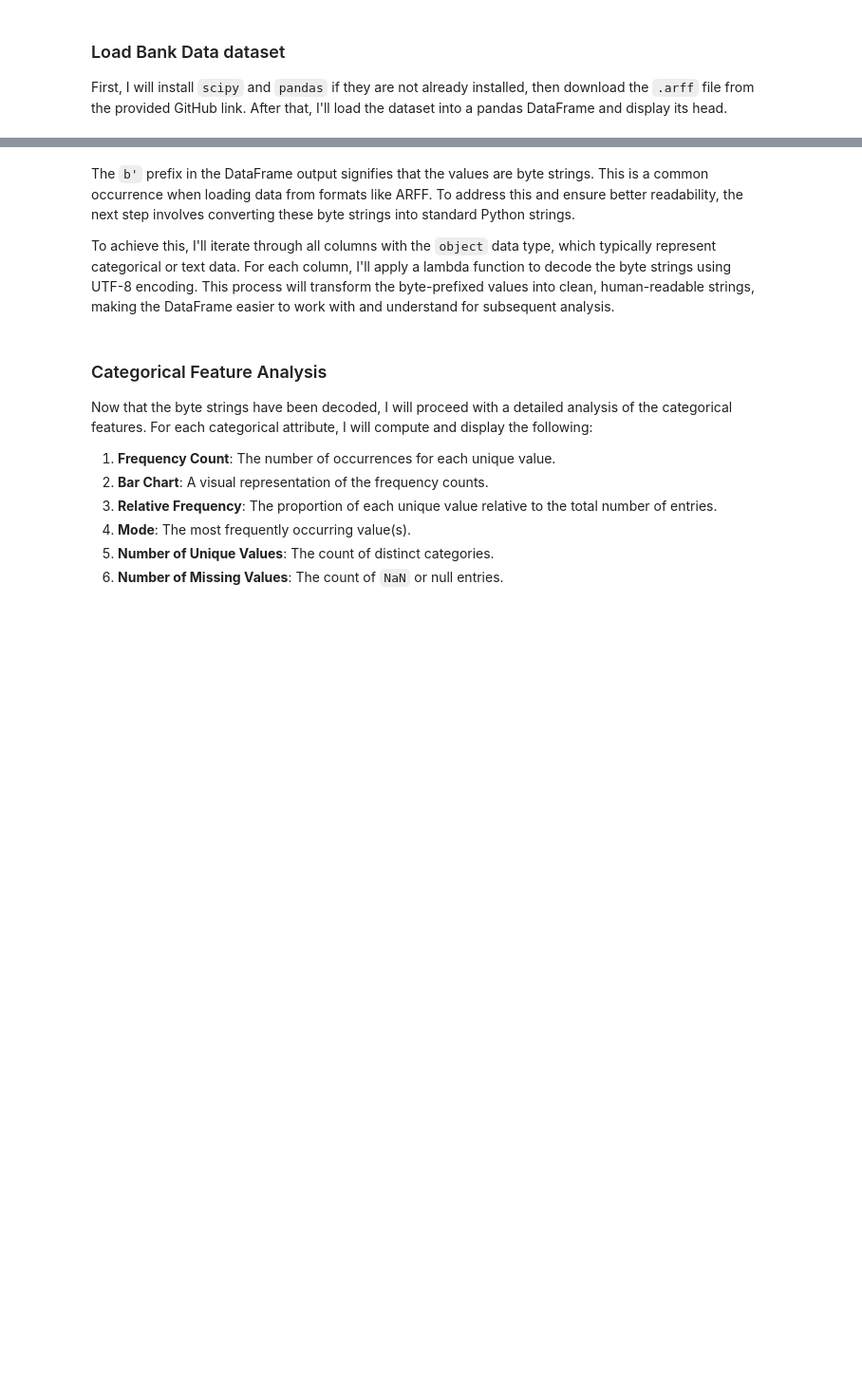
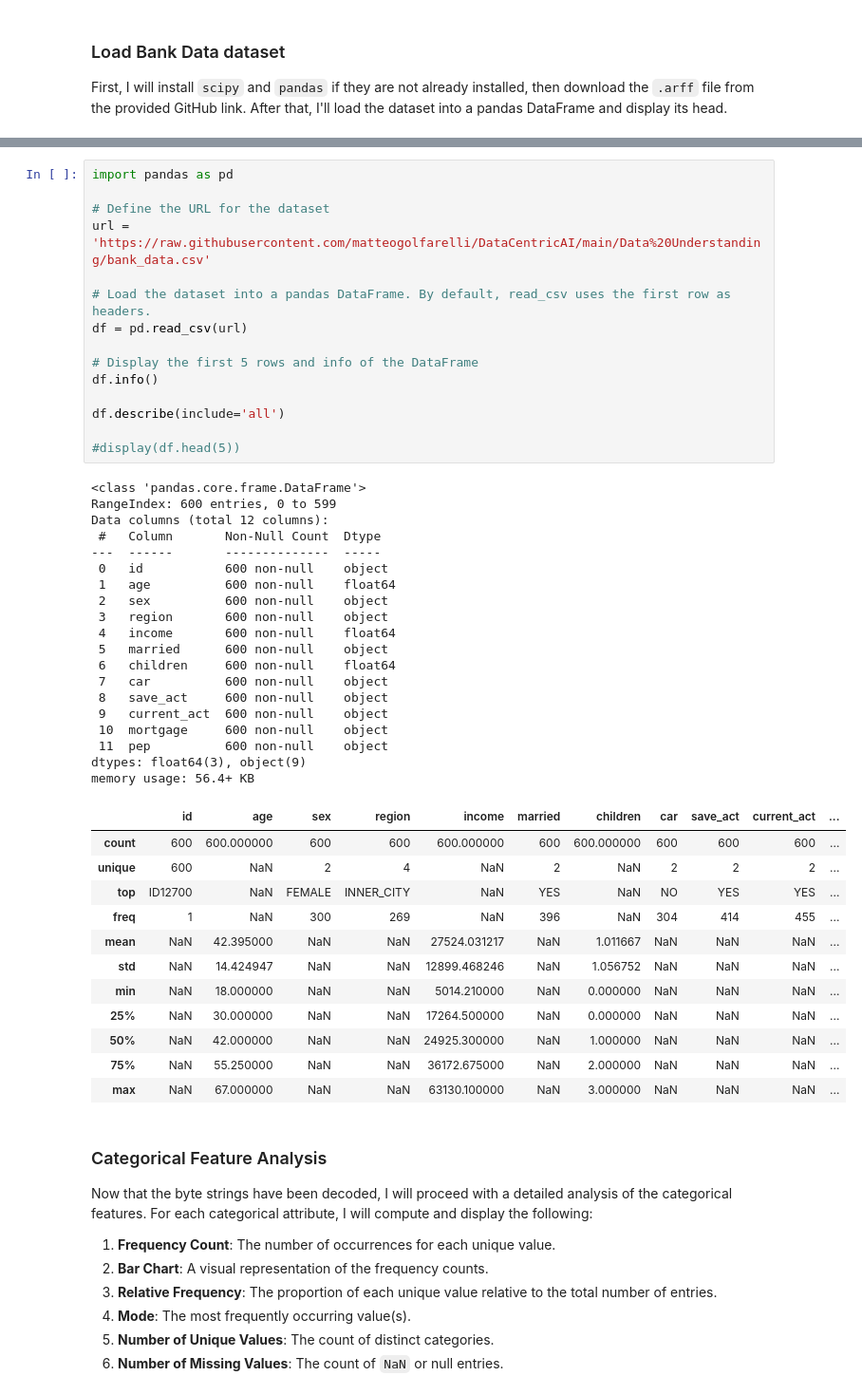
Before and after one commit to matteogolfarelli/DataCentricAI, a Jupyter notebook: Data Understanding/Statistical_Summary - Univariate.ipynb, the cells around one changed output, grey strips where cells are left out. Shown at 95% size. Drawn from its saved outputs; the diff is of its cells as text; blank space fills up the shorter version.

```diff
--- a/Data Understanding/Statistical_Summary - Univariate.ipynb
+++ b/Data Understanding/Statistical_Summary - Univariate.ipynb
@@ -62,7 +7,50 @@ memory usage: 56.4+ KB
-# %% [markdown]
-The `b'` prefix in the DataFrame output signifies that the values are byte strings. This is a common occurrence when loading data from formats like ARFF. To address this and ensure better readability, the next step involves converting these byte strings into standard Python strings.
-
-To achieve this, I'll iterate through all columns with the `object` data type, which typically represent categorical or text data. For each column, I'll apply a lambda function to decode the byte strings using UTF-8 encoding. This process will transform the byte-prefixed values into clean, human-readable strings, making the DataFrame easier to work with and understand for subsequent analysis.
+# %%
+import pandas as pd
+
+# Define the URL for the dataset
+url = 'https://raw.githubusercontent.com/matteogolfarelli/DataCentricAI/main/Data%20Understanding/bank_data.csv'
+
+# Load the dataset into a pandas DataFrame. By default, read_csv uses the first row as headers.
+df = pd.read_csv(url)
+
+# Display the first 5 rows and info of the DataFrame
+df.info()
+
+df.describe(include='all')
+
+#display(df.head(5))
+# %% [output]
+<class 'pandas.core.frame.DataFrame'>
+RangeIndex: 600 entries, 0 to 599
+Data columns (total 12 columns):
+ #   Column       Non-Null Count  Dtype
+---  ------       --------------  -----
+ 0   id           600 non-null    object
+ 1   age          600 non-null    float64
+ 2   sex          600 non-null    object
+ 3   region       600 non-null    object
+ 4   income       600 non-null    float64
+ 5   married      600 non-null    object
+ 6   children     600 non-null    float64
+ 7   car          600 non-null    object
+ 8   save_act     600 non-null    object
+ 9   current_act  600 non-null    object
+ 10  mortgage     600 non-null    object
+ 11  pep          600 non-null    object
+dtypes: float64(3), object(9)
+memory usage: 56.4+ KB
+|  | id | age | sex | region | income | married | children | car | save_act | current_act | ... |
+| count | 600 | 600.000000 | 600 | 600 | 600.000000 | 600 | 600.000000 | 600 | 600 | 600 | ... |
+| unique | 600 | NaN | 2 | 4 | NaN | 2 | NaN | 2 | 2 | 2 | ... |
+| top | ID12700 | NaN | FEMALE | INNER_CITY | NaN | YES | NaN | NO | YES | YES | ... |
+| freq | 1 | NaN | 300 | 269 | NaN | 396 | NaN | 304 | 414 | 455 | ... |
+| mean | NaN | 42.395000 | NaN | NaN | 27524.031217 | NaN | 1.011667 | NaN | NaN | NaN | ... |
+| std | NaN | 14.424947 | NaN | NaN | 12899.468246 | NaN | 1.056752 | NaN | NaN | NaN | ... |
+| min | NaN | 18.000000 | NaN | NaN | 5014.210000 | NaN | 0.000000 | NaN | NaN | NaN | ... |
+| 25% | NaN | 30.000000 | NaN | NaN | 17264.500000 | NaN | 0.000000 | NaN | NaN | NaN | ... |
+| 50% | NaN | 42.000000 | NaN | NaN | 24925.300000 | NaN | 1.000000 | NaN | NaN | NaN | ... |
+| 75% | NaN | 55.250000 | NaN | NaN | 36172.675000 | NaN | 2.000000 | NaN | NaN | NaN | ... |
+| max | NaN | 67.000000 | NaN | NaN | 63130.100000 | NaN | 3.000000 | NaN | NaN | NaN | ... |
 # %% [markdown]
 ### Categorical Feature Analysis
 
```
Also changed, not shown: parts of 1 cell of this notebook.
